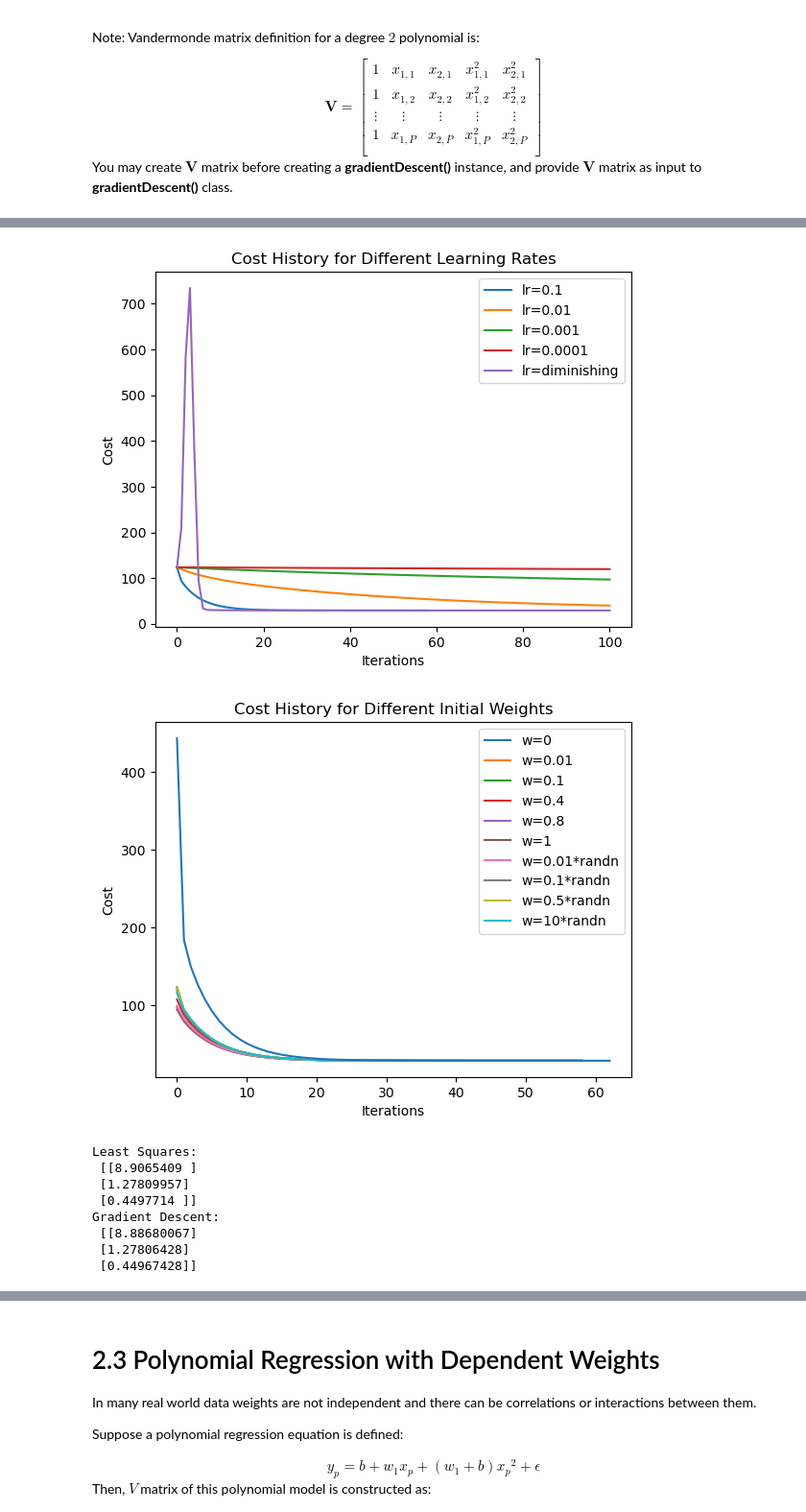
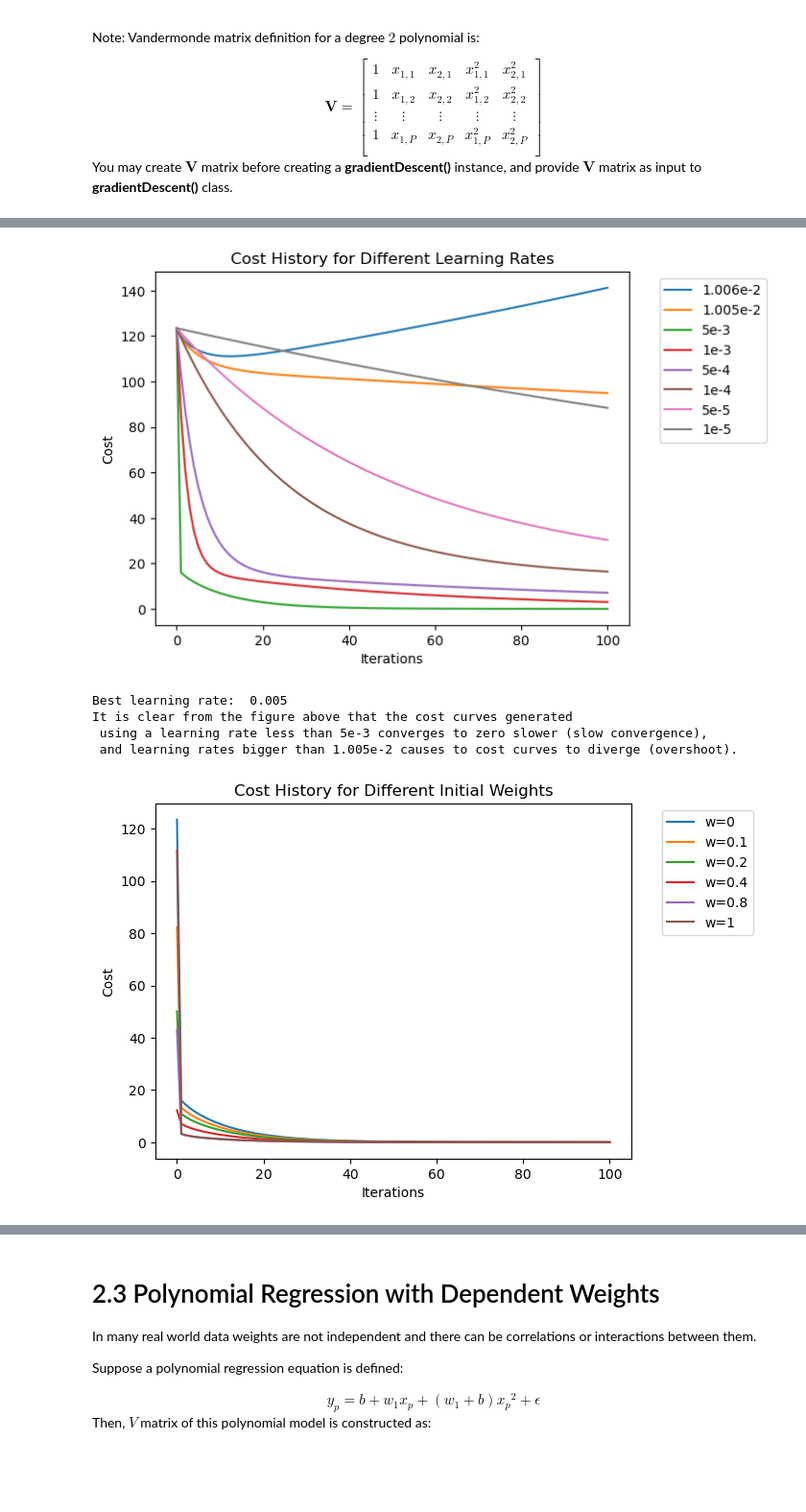
Before and after one commit to MustafaKrc/LFD24, a Jupyter notebook: Linear and Polynomial Regression with Least Squares and Gradient Descent/Homework-1.ipynb, the cells around one changed output, grey strips where cells are left out. Shown: that part at 96% size. Drawn from its saved outputs; the diff is of its cells as text; code cells hidden in the pictures; blank space fills up the shorter version.

Commit message:
Finish Q2_2
to do: add a comparison metric between gd and least squares

```diff
--- a/Linear and Polynomial Regression with Least Squares and Gradient Descent/Homework-1.ipynb
+++ b/Linear and Polynomial Regression with Least Squares and Gradient Descent/Homework-1.ipynb
@@ -570,4 +570,6 @@ with open('Q2_2.npy', 'rb') as f:
 from polynomialRegression import leastSquares, gradientDescent
 
 # find the optimal regression weights by using least squares
-least_squares_w, vandermonde = leastSquares(X, y, 1)
+least_squares_w, vandermonde = leastSquares(X, y, 2)
+
+print(vandermonde.shape)
@@ -575,61 +579,74 @@ least_squares_w, vandermonde = leastSquares(X, y, 1)
 ##############################################################################
 # TODO: Do all your parameter search tasks here                              #
 # Plot all cost history for different learning rates and different           #
 # initial weights.                                                           #
 ##############################################################################
 
 # find the optimal regression weights by using gradient descent
-# learning rates to be used
+# learning rates to be useds
 max_iterations = 100
-learning_rates = [0.1, 0.01, 0.001, 0.0001, "diminishing"]
+best_lr = 0
+best_w = 0
+
+learning_rates = [1.006e-2, 1.005e-2, 5e-3, 1e-3, 5e-4, 1e-4, 5e-5, 1e-5]
 # initial weights to be used
-weights = np.zeros((11, X.shape[1] + 1, 1))
-weights[1,:,:] = 0.01*np.ones((X.shape[1]+1,1))
-weights[2,:,:] = 0.1*np.ones((X.shape[1]+1,1))
-weights[3,:,:] = 0.4*np.ones((X.shape[1]+1,1))
-weights[4,:,:] = 0.8*np.ones((X.shape[1]+1,1))
-weights[5,:,:] = np.ones((X.shape[1]+1,1))
-weights[6,:,:]= np.random.randn(X.shape[1]+1,1)
-weights[7,:,:] = 0.01*np.random.randn(X.shape[1]+1,1)
-weights[8,:,:] = 0.1*np.random.randn(X.shape[1]+1,1)
-weights[9,:,:] = 0.5*np.random.randn(X.shape[1]+1,1)
-weights[10,:,:] = 10*np.random.randn(X.shape[1]+1,1)
+weights = np.zeros((6, vandermonde.shape[1], 1))
+weights[1,:,:] = 0.1*np.ones((vandermonde.shape[1],1))
+weights[2,:,:] = 0.2*np.ones((vandermonde.shape[1],1))
+weights[3,:,:] = 0.4*np.ones((vandermonde.shape[1],1))
+weights[4,:,:] = 0.8*np.ones((vandermonde.shape[1],1))
+weights[5,:,:] = np.ones((vandermonde.shape[1],1))
 
-
-X_poly = np.column_stack([np.ones_like(X[:,0]), X])
+min_cost = 1e300
 for lr in learning_rates:
-    gd = gradientDescent(X_poly, y, weights[0], lr, max_iterations)
+    gd = gradientDescent(vandermonde, y, weights[0], lr, max_iterations)
     gd.fit(lr, max_iterations)
+    if gd.cost_history[-1] < min_cost:
+        min_cost = gd.cost_history[-1]
+        best_lr = lr
     plt.plot(gd.cost_history, label=lr)
 
 plt.title('Cost History for Different Learning Rates')
-plt.legend(['lr=0.1', 'lr=0.01', 'lr=0.001', 'lr=0.0001', 'lr=diminishing'])
+plt.legend(['1.006e-2', '1.005e-2', '5e-3', '1e-3', '5e-4', '1e-4', '5e-5', '1e-5'], bbox_to_anchor=(1.05, 1), loc='upper left')
 plt.xlabel('Iterations')
 plt.ylabel('Cost')
 plt.show()
 
+print("Best learning rate: ", best_lr)
+print("It is clear from the figure above that the cost curves generated \n",
+      "using a learning rate less than 5e-3 converges to zero slower (slow convergence),\n",
+      "and learning rates bigger than 1.005e-2 causes to cost curves to diverge (overshoot).")
+
+min_cost = 1e300
 for w in weights:
-    gd = gradientDescent(X_poly, y, w, learning_rates[0], max_iterations)
-    gd.fit(learning_rates[0], max_iterations)
+    gd = gradientDescent(vandermonde, y, w, best_lr, max_iterations)
+    gd.fit(best_lr, max_iterations)
+    if gd.cost_history[-1] < min_cost:
+        min_cost = gd.cost_history[-1]
+        best_w = w
     plt.plot(gd.cost_history, label=w)
 
 plt.title('Cost History for Different Initial Weights')
-plt.legend(["w=0", "w=0.01", "w=0.1", "w=0.4", "w=0.8", "w=1", "w=0.01*randn", "w=0.1*randn", "w=0.5*randn", "w=10*randn"])
+plt.legend(["w=0", "w=0.1", "w=0.2", "w=0.4", "w=0.8", "w=1"], bbox_to_anchor=(1.05, 1), loc='upper left')
 plt.xlabel('Iterations')
 plt.ylabel('Cost')
 plt.show()
 
-print("Least Squares: \n",least_squares_w,"\nGradient Descent: \n", gd.w)
+print("Best initial weights: \n", str(best_w))
+print("Initial weights that are smaller than 0.4 converge to zero slower. \n",
+      "Values that are larger than 0.4 converges faster at first couple iterations, \n",
+      "but stay behind of 0.4 in the long run.\n")
+
+ultimate_gd = gradientDescent(vandermonde, y, best_w, best_lr, max_iterations)
+ultimate_gd.fit(best_lr, max_iterations)
+print("Optimum weights calculated by different optimization methods are shown below: ")
+print("Least Squares: \n",least_squares_w,"\nGradient Descent: \n", ultimate_gd.w)
 
 ##############################################################################
 # %% [output]
-[figure, old version]
+[figure, new version]
+Best learning rate:  0.005
+It is clear from the figure above that the cost curves generated
+ using a learning rate less than 5e-3 converges to zero slower (slow convergence),
+ and learning rates bigger than 1.005e-2 causes to cost curves to diverge (overshoot).
-[figure, old version]
+[figure, new version]
-Least Squares:
- [[8.9065409 ]
- [1.27809957]
- [0.4497714 ]]
-Gradient Descent:
- [[8.88680067]
- [1.27806428]
- [0.44967428]]
```
Also changed, not shown: parts of 3 cells of this notebook.
